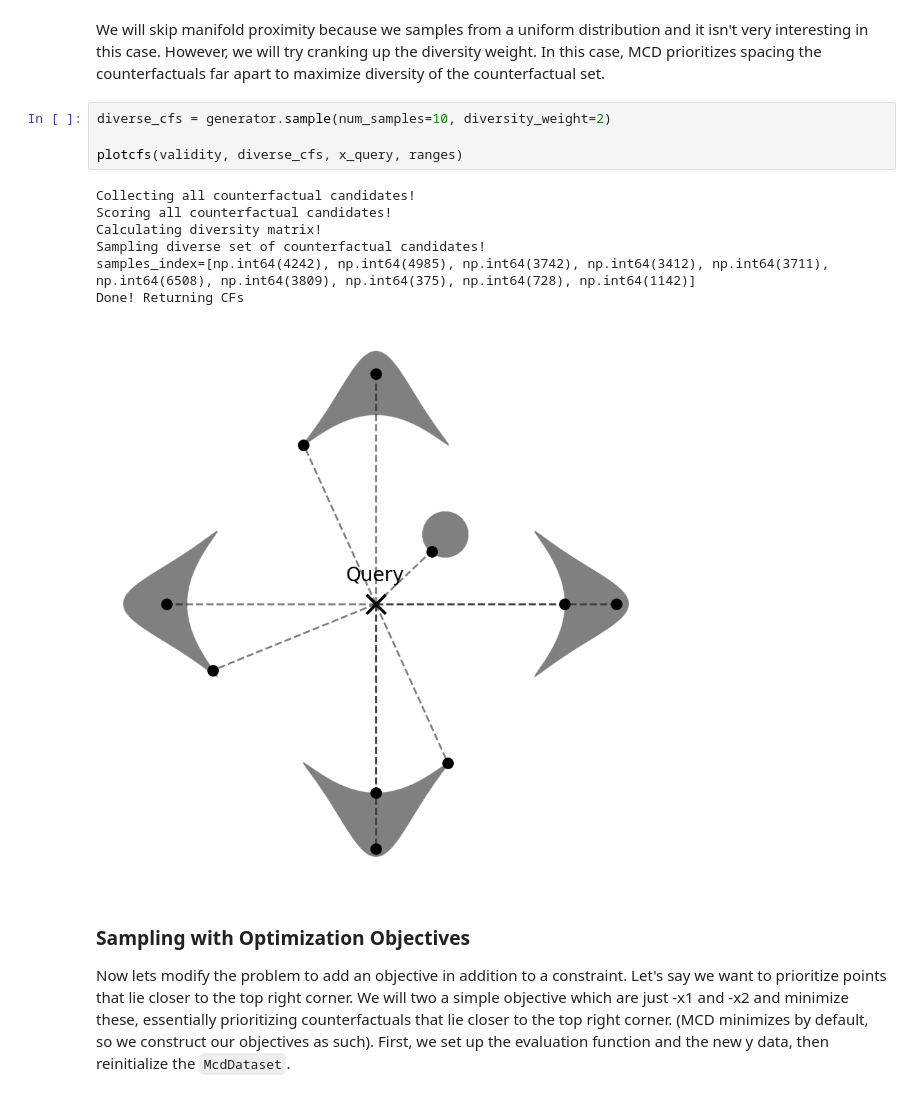
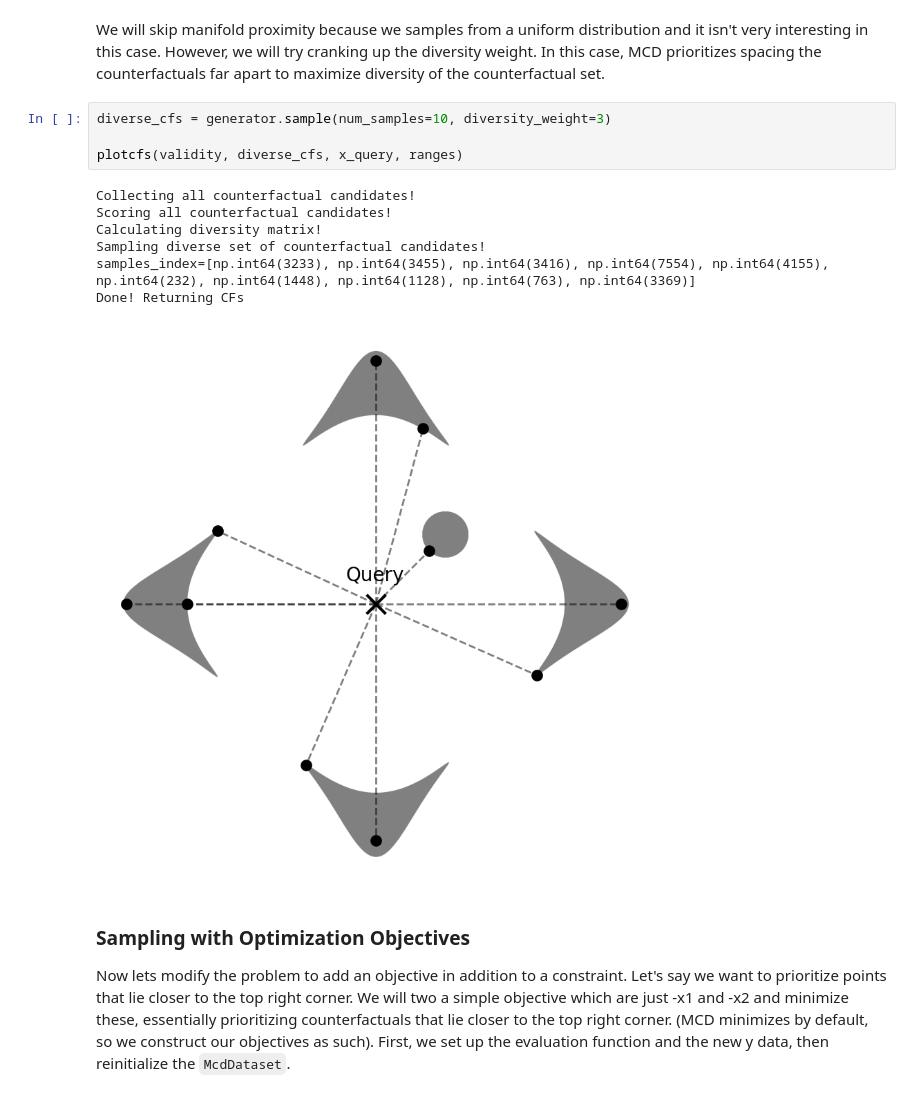
Before and after one commit to Lyleregenwetter/Multiobjective-Counterfactuals-for-Design, a Jupyter notebook: Getting Started/Introduction Notebook 3.ipynb, the cells around one changed output. Cells and saved outputs as stored; diff of their text form.

```diff
--- a/Getting Started/Introduction Notebook 3.ipynb
+++ b/Getting Started/Introduction Notebook 3.ipynb
@@ -204,17 +204,17 @@ Done! Returning CFs
 # %% [markdown]
 We will skip manifold proximity because we samples from a uniform distribution and it isn't very interesting in this case. However, we will try cranking up the diversity weight. In this case, MCD prioritizes spacing the counterfactuals far apart to maximize diversity of the counterfactual set.
 # %%
-diverse_cfs = generator.sample(num_samples=10, diversity_weight=2)
+diverse_cfs = generator.sample(num_samples=10, diversity_weight=3)
 
 plotcfs(validity, diverse_cfs, x_query, ranges)
 # %% [output]
 Collecting all counterfactual candidates!
 Scoring all counterfactual candidates!
 Calculating diversity matrix!
 Sampling diverse set of counterfactual candidates!
-samples_index=[np.int64(4242), np.int64(4985), np.int64(3742), np.int64(3412), np.int64(3711), np.int64(6508), np.int64(3809), np.int64(375), np.int64(728), np.int64(1142)]
+samples_index=[np.int64(3233), np.int64(3455), np.int64(3416), np.int64(7554), np.int64(4155), np.int64(232), np.int64(1448), np.int64(1128), np.int64(763), np.int64(3369)]
 Done! Returning CFs
-[figure, old version]
+[figure, new version]
 # %% [markdown]
 ### Sampling with Optimization Objectives
 Now lets modify the problem to add an objective in addition to a constraint. Let's say we want to prioritize points that lie closer to the top right corner. We will two a simple objective which are just -x1 and -x2 and minimize these, essentially prioritizing counterfactuals that lie closer to the top right corner. (MCD minimizes by default, so we construct our objectives as such). First, we set up the evaluation function and the new y data, then reinitialize the `McdDataset`.
```
Also changed, not shown: parts of 12 cells of this notebook, 3 other files.
